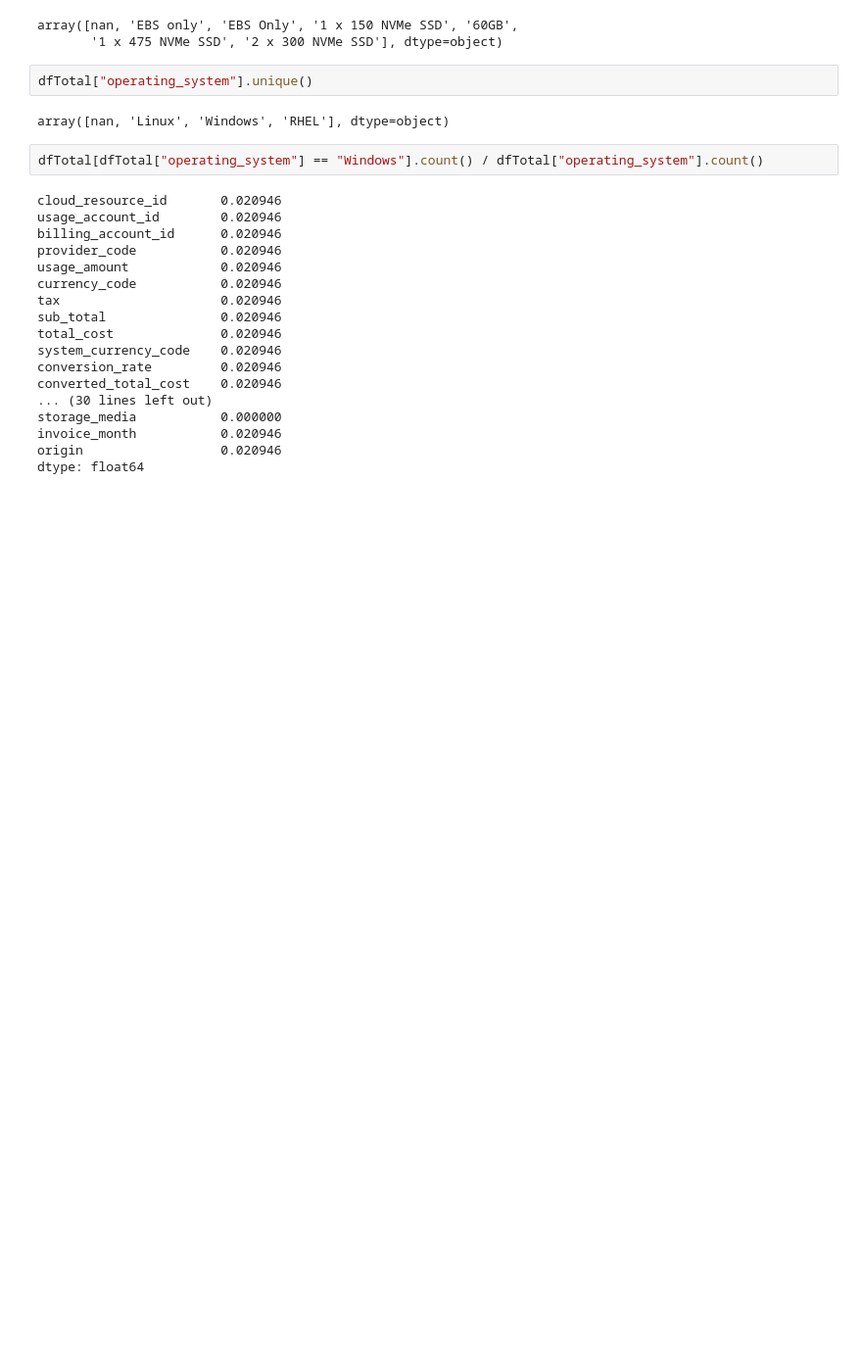
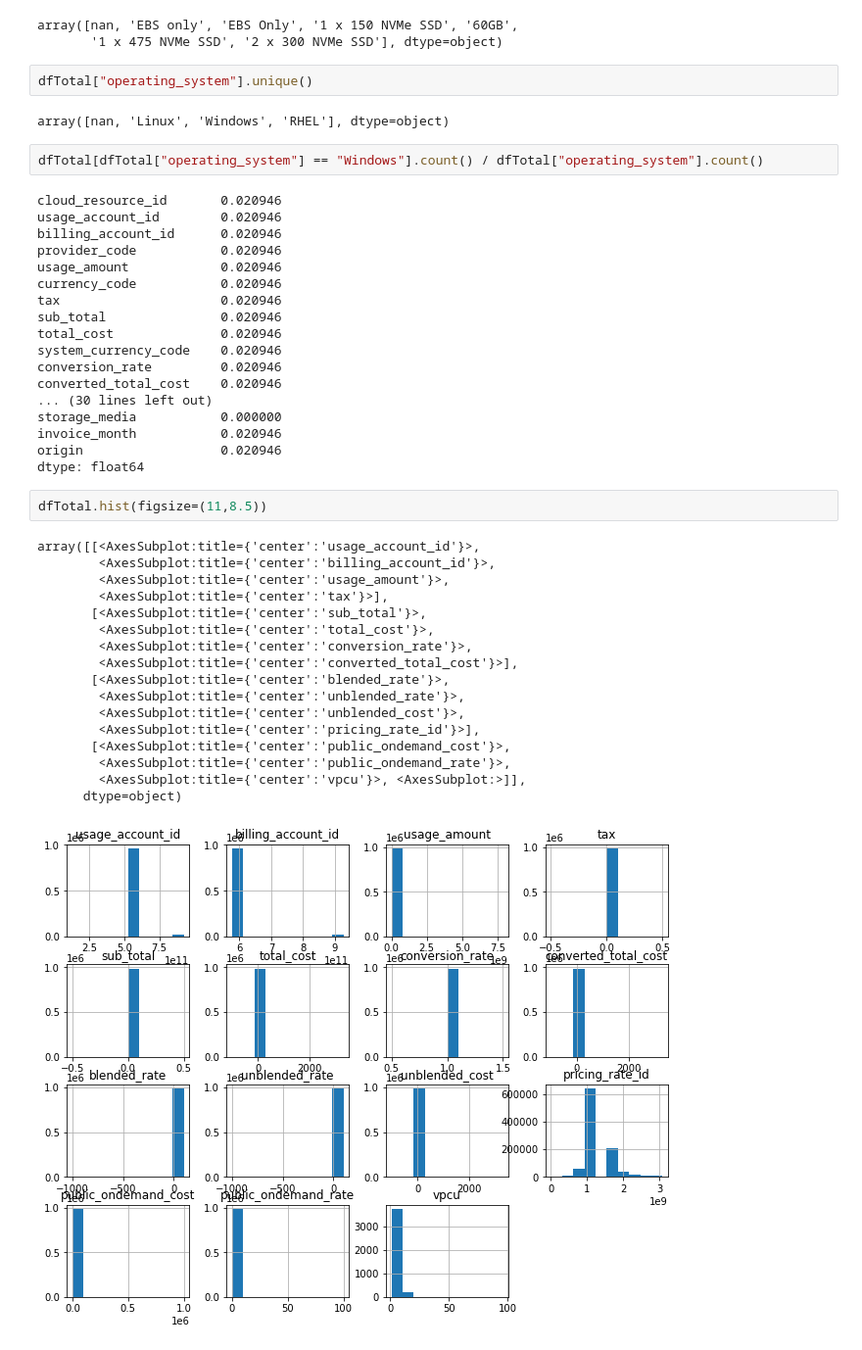
Before and after one commit to texasfight/ME379M_Hackathon, a Jupyter notebook: Notebooks/Irvin EDA.ipynb, the cells around one changed output. Shown at 98% size. Cells and saved outputs as stored; diff of their text form; blank space fills up the shorter version.

```diff
--- a/Notebooks/Irvin EDA.ipynb
+++ b/Notebooks/Irvin EDA.ipynb
@@ -134,3 +143,23 @@ storage_media           0.000000
 invoice_month           0.020946
 origin                  0.020946
 dtype: float64
+# %%
+dfTotal.hist(figsize=(11,8.5))
+# %% [output]
+array([[<AxesSubplot:title={'center':'usage_account_id'}>,
+        <AxesSubplot:title={'center':'billing_account_id'}>,
+        <AxesSubplot:title={'center':'usage_amount'}>,
+        <AxesSubplot:title={'center':'tax'}>],
+       [<AxesSubplot:title={'center':'sub_total'}>,
+        <AxesSubplot:title={'center':'total_cost'}>,
+        <AxesSubplot:title={'center':'conversion_rate'}>,
+        <AxesSubplot:title={'center':'converted_total_cost'}>],
+       [<AxesSubplot:title={'center':'blended_rate'}>,
+        <AxesSubplot:title={'center':'unblended_rate'}>,
+        <AxesSubplot:title={'center':'unblended_cost'}>,
+        <AxesSubplot:title={'center':'pricing_rate_id'}>],
+       [<AxesSubplot:title={'center':'public_ondemand_cost'}>,
+        <AxesSubplot:title={'center':'public_ondemand_rate'}>,
+        <AxesSubplot:title={'center':'vpcu'}>, <AxesSubplot:>]],
+      dtype=object)
+[figure, added]
```
Also changed, not shown: parts of 5 cells of this notebook.
